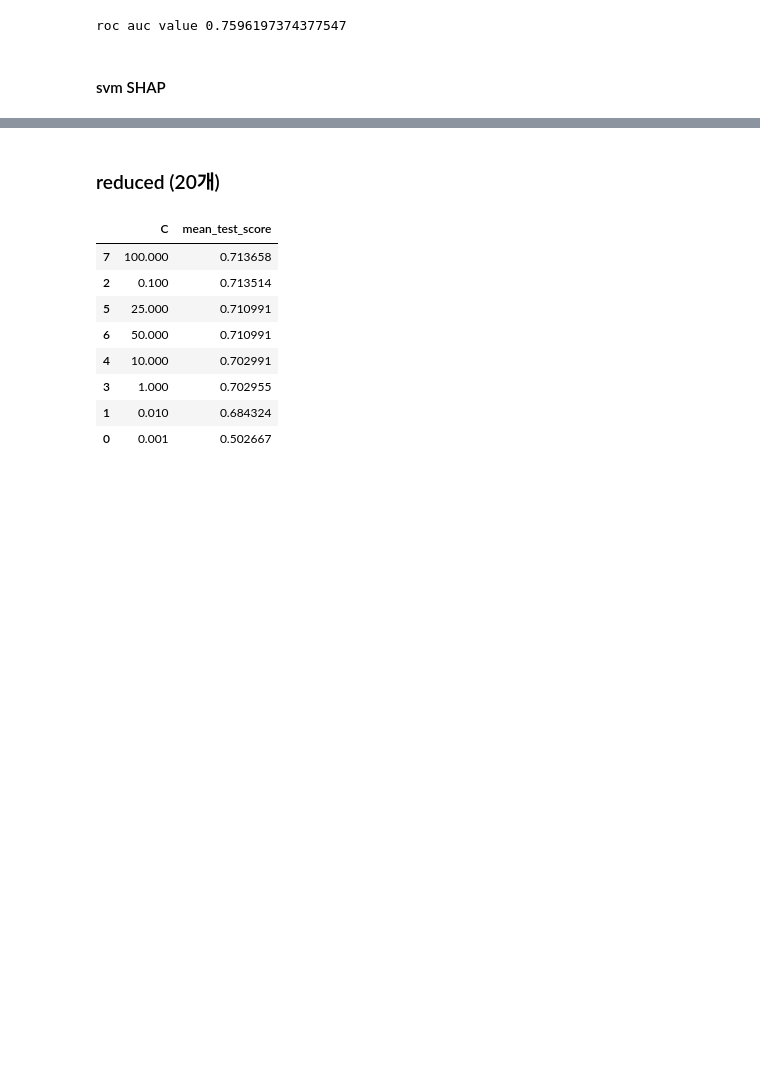
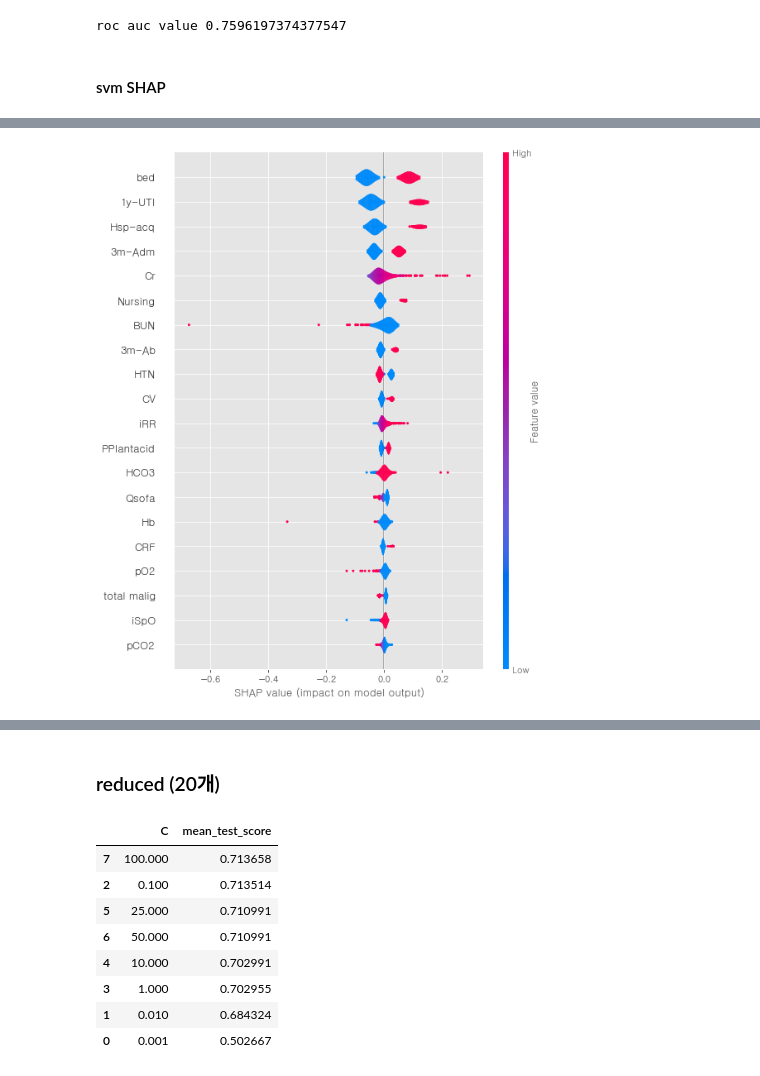
Before and after one commit to bub3690/22-1_multivariate, a Jupyter notebook: final_project/Classification-rftree-pre.ipynb, the cells around one changed output, grey strips where cells are left out. Drawn from its saved outputs; the diff is of its cells as text; code cells hidden in the pictures; blank space fills up the shorter version.

```diff
--- a/final_project/Classification-rftree-pre.ipynb
+++ b/final_project/Classification-rftree-pre.ipynb
@@ -1572,6 +1572,7 @@ f1s.append(f1)
 # %%
 features=x_train_rftree_svm.columns.tolist()
 # %%
-explainer = shap.KernelExplainer(mlp.predict,x_train_rftree_svm) # Tree model Shap Value 확인 객체 지정
+explainer = shap.KernelExplainer(model_best_svm.predict_proba,
+                                 x_train_rftree_svm) # Tree model Shap Value 확인 객체 지정
 shap_values = explainer.shap_values(x_train_rftree_svm,nsamples=100)
 # %% [output]
@@ -1579,3 +1598,5 @@ NameError: name 'mlp' is not defined
 # %%
-shap.summary_plot(shap_values,x_train_rftree_svm,feature_names=features,plot_type='violin')
+shap.summary_plot(shap_values[1],x_train_rftree_svm,feature_names=features,plot_type='violin')
+# %% [output]
+[figure, added]
 # %%
```
Also changed, not shown: parts of 20 cells of this notebook, 4 other files.
